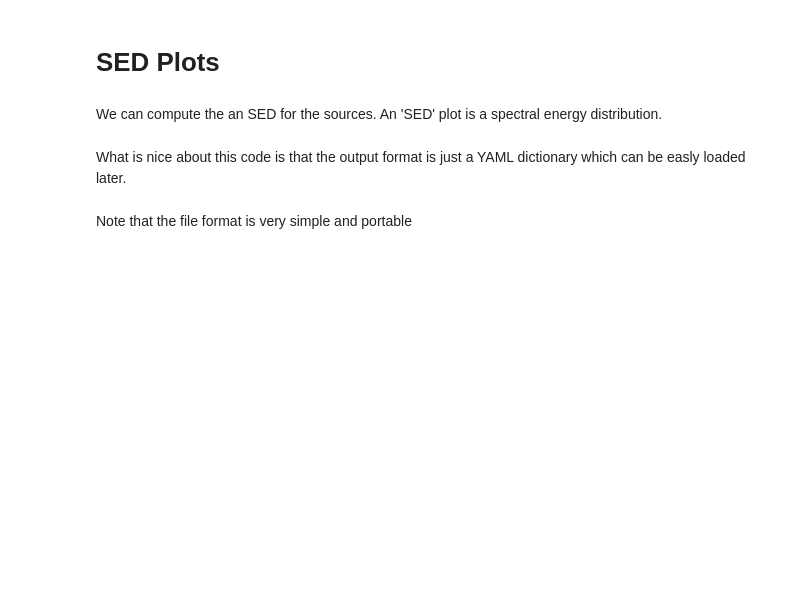
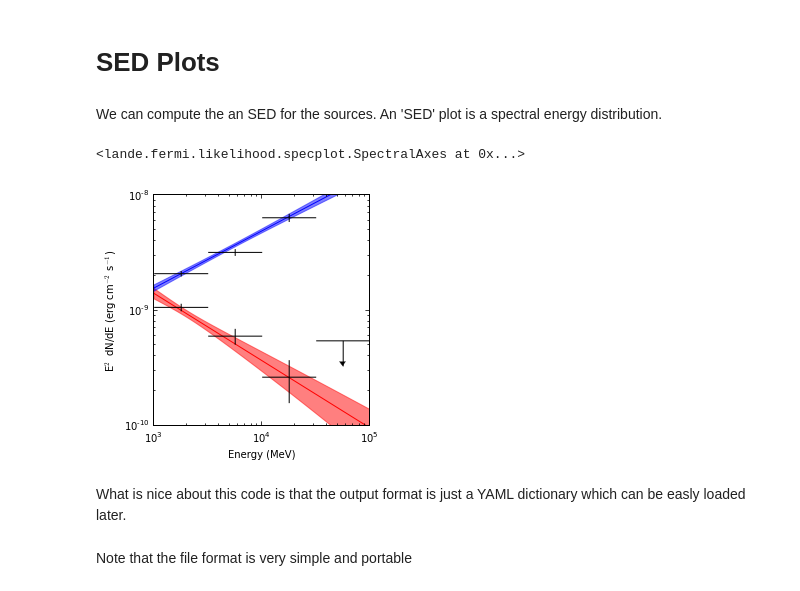
Before and after one commit to joshualande/PhD-Work, a Jupyter notebook: ipython/05-05-2013 - pointlike for maximum-likelihood analysis of LAT data.ipynb, the cells around one changed output. Drawn from its saved outputs; the diff is of its cells as text; code cells hidden in the pictures; blank space fills up the shorter version.

```diff
--- a/ipython/05-05-2013 - pointlike for maximum-likelihood analysis of LAT data.ipynb
+++ b/ipython/05-05-2013 - pointlike for maximum-likelihood analysis of LAT data.ipynb
@@ -336,3 +402,12 @@ sed.plot()
+# %%
+from lande.fermi.spectra.pointlike import PointlikeSED
+sed1 = PointlikeSED(roi, name='ps')
+sed2 = PointlikeSED(roi, name='ext')
+axes=sed1.plot(spectral_kwargs=dict(color='red'), spectral_error_kwargs=dict(color='red'))
+sed2.plot(axes=axes,  spectral_kwargs=dict(color='blue'), spectral_error_kwargs=dict(color='blue'))
+# %% [output]
+<lande.fermi.likelihood.specplot.SpectralAxes at 0x...>
+[figure, added]
 # %% [markdown]
 What is nice about this code is that the output format is just a YAML dictionary which can be easly loaded later.
 # %%
```
Also changed, not shown: parts of 40 cells of this notebook, 5 other files.
